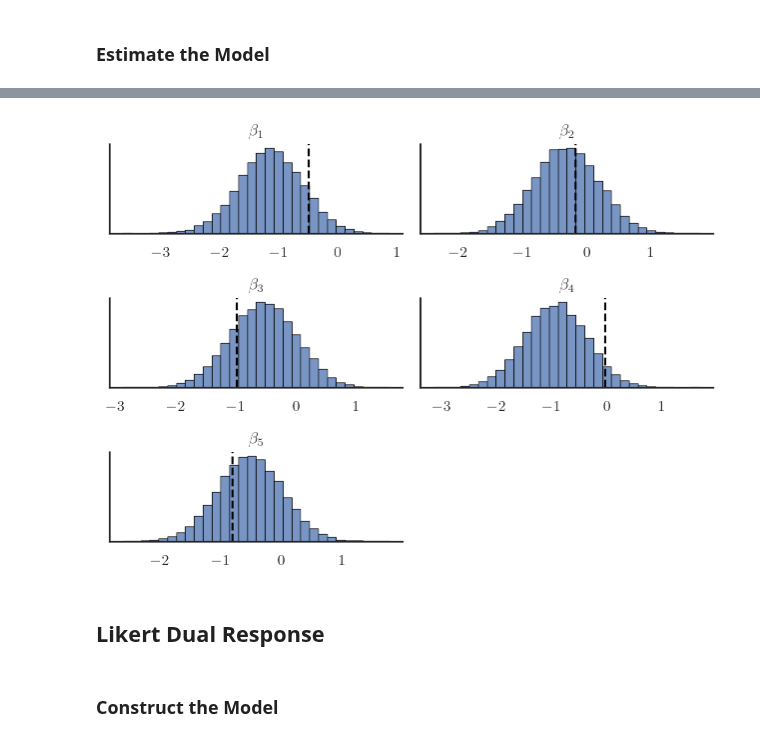
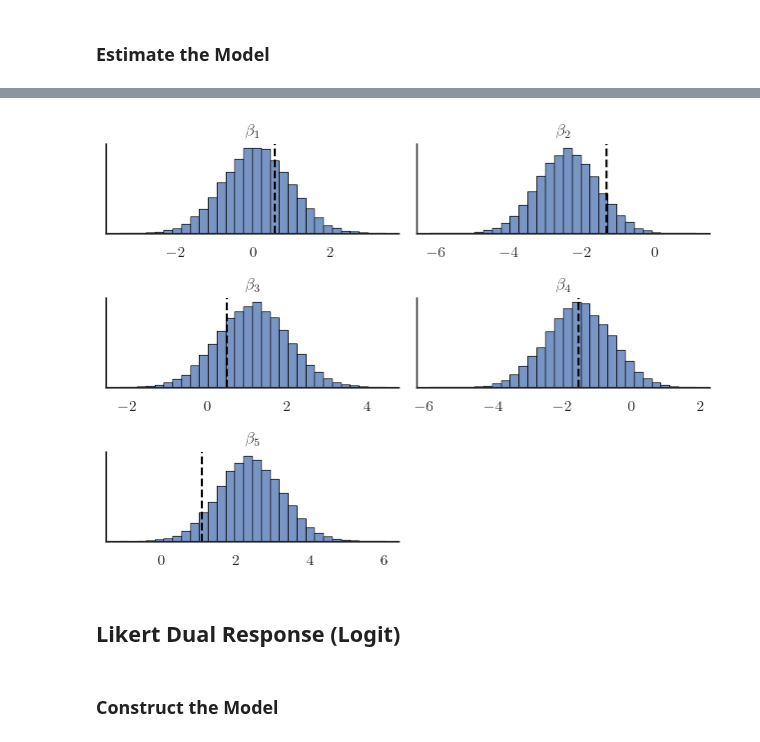
Before and after one commit to dyavorsky/likert_dualresponse, a Jupyter notebook: notebooks/likert_dualresponse.ipynb, the cells around one changed output, grey strips where cells are left out. Cells and saved outputs as stored; diff of their text form; code cells hidden in the pictures.

```diff
--- a/notebooks/likert_dualresponse.ipynb
+++ b/notebooks/likert_dualresponse.ipynb
@@ -345,2 +317,22 @@ az.summary(idata_m1, var_names=["~p"])
 # %%
-post = az.extract(idata_m1)
+post1 = az.extract(idata_m1)
+# %%
+fig, axs = plt.subplots(J // 2 + J % 2, 2)
+
+for i in range((J // 2 + J % 2)*2):
+    plt.sca(axs.flatten()[i])
+    if i >= J:
+        plt.gca().axis("off")
+        continue
+    sns.histplot(
+        post1["alpha_j"][i, :],
+        bins=30,
+        ec="black",
+    )
+    plt.axvline(data["dgp0"]["latent_α_j"][i], linestyle="dashed", color="black")
+    plt.title(rf"$\alpha_{i+1}$")
+    plt.ylabel(None)
+    plt.yticks([])
+
+plt.tight_layout()
+plt.show()
@@ -347,27 +341,27 @@ post = az.extract(idata_m1)
 # %%
-fig, axs = plt.subplots(3, 2)
+fig, axs = plt.subplots(K // 2 + K % 2, 2)
 
-for i in range(6):
+for i in range((K // 2 + K % 2)*2):
     plt.sca(axs.flatten()[i])
     if i >= K:
         plt.gca().axis("off")
         continue
     sns.histplot(
-        post["beta_pf"][i, :],
+        post1["beta_k"][i, :],
         bins=30,
         ec="black",
     )
-    plt.axvline(df["latent_β_prod"][i], linestyle="dashed", color="black")
+    plt.axvline(data["dgp0"]["latent_β_k"][i], linestyle="dashed", color="black")
     plt.title(rf"$\beta_{i+1}$")
     plt.ylabel(None)
     plt.yticks([])
 
 plt.tight_layout()
 plt.show()
 # %% [output]
-[figure, old version]
+[figure, new version]
 # %% [markdown]
-## Likert Dual Response
+## Likert Dual Response (Logit)
 # %% [markdown]
 ### Construct the Model
 # %%
```
Also changed, not shown: parts of 61 cells of this notebook.
